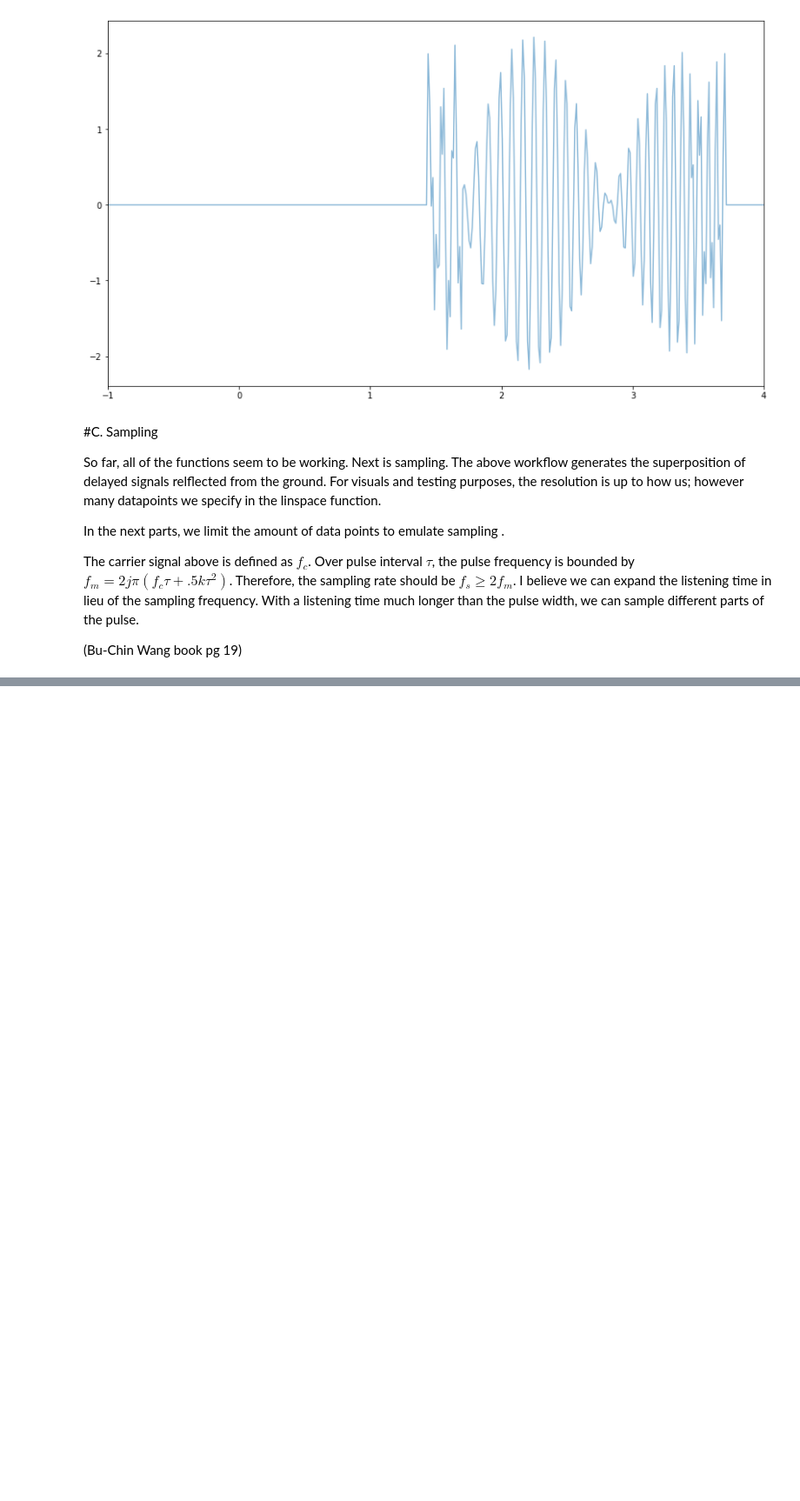
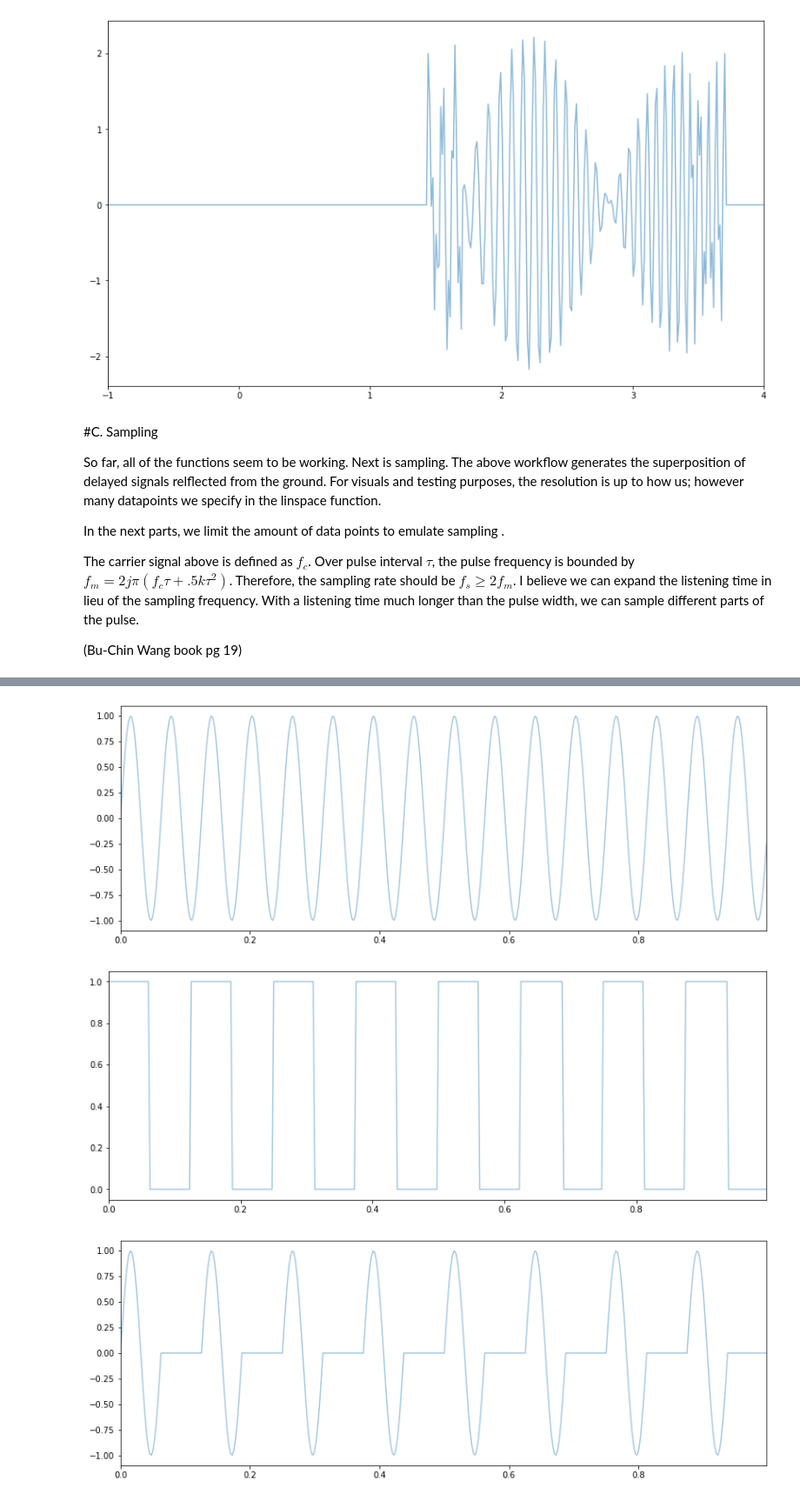
Before and after one commit to psukphranee/Python, a Jupyter notebook: SAR_scratch.ipynb, the cells around one changed output, grey strips where cells are left out. Shown at 87% size. Saved outputs shown, nothing was run; the diff lists cells and outputs as text; code cells hidden in the pictures; blank space fills up the shorter version.

```diff
--- a/SAR_scratch.ipynb
+++ b/SAR_scratch.ipynb
@@ -302,0 +338,24 @@ The carrier signal above is defined as $f_c$. Over pulse interval $\tau$, the pu
+# %%
+#how do i createa a repeating pulse?
+#dont reinvent the wheel
+from scipy import signal
+
+f_p = 8 #pulse frequency
+w_p = 2*np.pi*f_p #angular frequency
+T_p = 1/f_p #period
+
+t = np.linspace(0, 1, 400, endpoint=False)
+# display(t, t%f_p);
+
+pulse_train = (1/2)*signal.square(2 * np.pi * f_p * t)
+pulse_train = pulse_train - min(pulse_train) #vertical offset and scale
+
+sin = np.sin(2*w_p * (t % T_p))
+
+plot_pulse(t, sin)
+plot_pulse(t, pulse_train)
+plot_pulse(t, pulse_train*sin)
+# %% [output]
+[figure, added]
+[figure, added]
+[figure, added]
```
Also changed, not shown: parts of 13 cells of this notebook.
